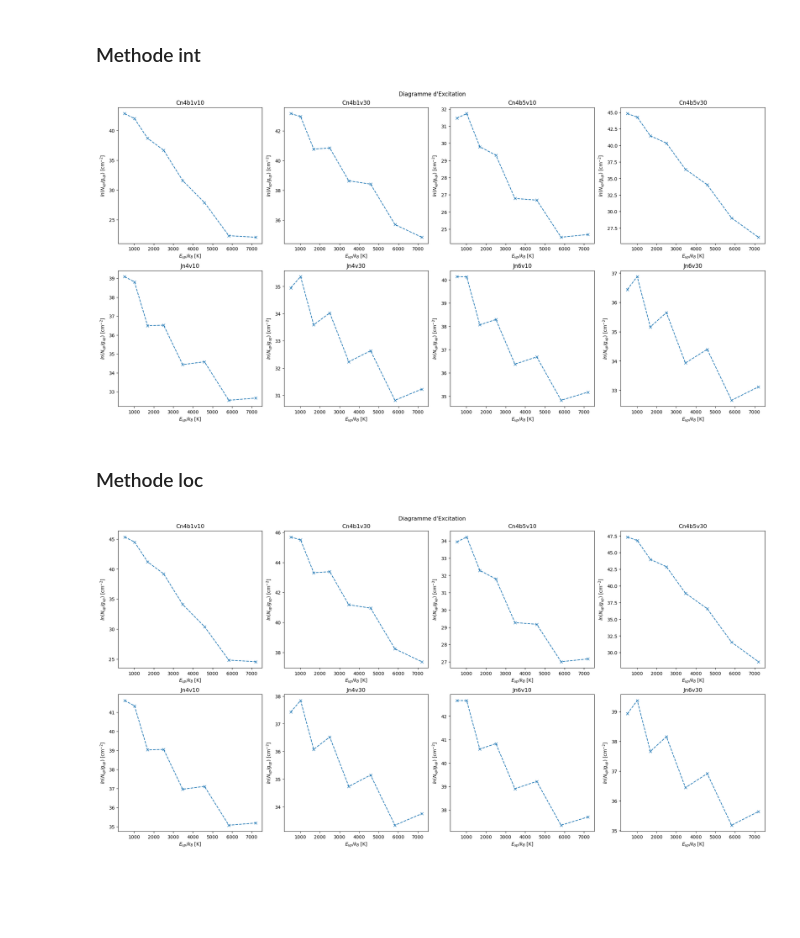
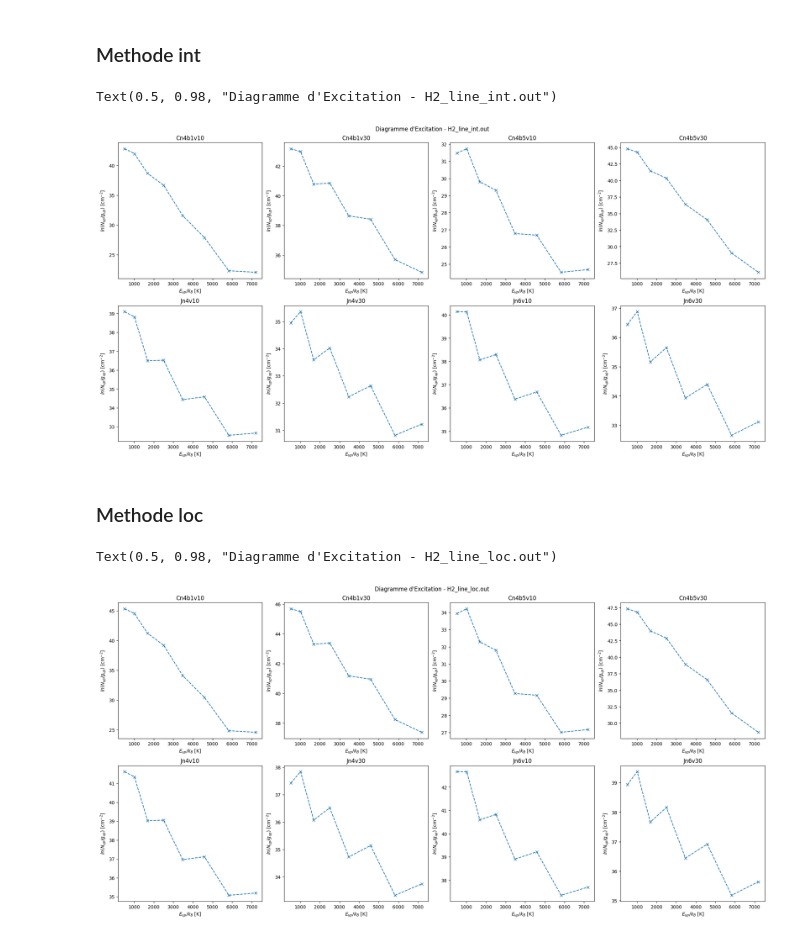
Before and after one commit to georgina-sampson/M04-Shocks, a Jupyter notebook: s065.ipynb, the cells around one changed output. Saved outputs shown, nothing was run; the diff lists cells and outputs as text; code cells hidden in the pictures; blank space fills up the shorter version.

```diff
--- a/s065.ipynb
+++ b/s065.ipynb
@@ -755,12 +777,6 @@ fig, axs = plt.subplots(nrows=2,ncols=4,figsize=(20,10), layout='constrained')
 
 for ax, model in zip(axs[0], Cmodels):
     ax.plot([E_up[r].value for r in range(8)], [Cmodels[model]['ln'][r] for r in range(8)], marker='x', ls='--')
-
-#     ax.plot(np.concatenate((xchaud[-1:],xfroid)), linea(np.concatenate((xchaud[-1:],xfroid)),Cmodels[model]['popt_fr'][0],Cmodels[model]['popt_fr'][1]),
-#             '--', label=f"T={-1/Cmodels[model]['popt_fr'][0]:.2e} K")
-
-#     ax.plot(np.concatenate((xchaud,xfroid[:1])), linea(np.concatenate((xchaud,xfroid[:1])),Cmodels[model]['popt_ch'][0],Cmodels[model]['popt_ch'][1]),
-        #     '-.', label=f"T={-1/Cmodels[model]['popt_ch'][0]:.2e} K")
 
     ax.set_title(model)
     ax.set_xlabel("$E_{up}/k_B$ [K]")
@@ -775,23 +791,24 @@ for ax, model in zip(axs[1], Jmodels):
     ax.set_ylabel("$ln(N_{up}/g_{up})$ [cm$^{-2}$]")
     # ax.legend()
 
-fig.suptitle(f"Diagramme d'Excitation")
+fig.suptitle(f"Diagramme d'Excitation - H2_line_int.out")
 # %% [output]
+Text(0.5, 0.98, "Diagramme d'Excitation - H2_line_int.out")
-[figure, old version]
+[figure, new version]
 # %% [markdown]
 ### Methode loc
 # %%
-# for models in (Cmodels, Jmodels):
-#     for model in models:
-#         models[model]['flux']=dict()
-#         data = models[model]['H2_line_loc']
-#         mask = data['distance'] < models[model]['ceil']
+for models in (Cmodels, Jmodels):
+    for model in models:
+        models[model]['flux']=dict()
+        data = models[model]['H2_line_loc']
+        mask = data['distance'] < models[model]['ceil']
 
-#         for r in emm[1:]:
-#             models[model]['flux'][r]= integrate.simpson(data[mask][r], x=data[mask]['distance']) * u.erg/u.s/(u.cm)**2
+        for r in emm[1:]:
+            models[model]['flux'][r]= integrate.simpson(data[mask][r], x=data[mask]['distance']) * u.erg/u.s/(u.cm)**2
 
-#     N_modele(models)
-#     ln_modele(models)
+    N_modele(models)
+    ln_modele(models)
 # %%
 # xchaud=np.array([E_up[r].value for r in range(4)])
 # xfroid=np.array([E_up[r].value for r in range(4,8)])
@@ -810,30 +827,31 @@ fig.suptitle(f"Diagramme d'Excitation")
 # ajuste(Cmodels)
 # ajuste(Jmodels)
 # %%
-# fig, axs = plt.subplots(nrows=2,ncols=4,figsize=(20,10), layout='constrained')
+fig, axs = plt.subplots(nrows=2,ncols=4,figsize=(20,10), layout='constrained')
 
-# for ax, model in zip(axs[0], Cmodels):
-#     ax.plot([E_up[r].value for r in range(8)], [Cmodels[model]['ln'][r] for r in range(8)], marker='x', ls='--')
+for ax, model in zip(axs[0], Cmodels):
+    ax.plot([E_up[r].value for r in range(8)], [Cmodels[model]['ln'][r] for r in range(8)], marker='x', ls='--')
 
-# #     ax.plot(np.concatenate((xchaud[-1:],xfroid)), linea(np.concatenate((xchaud[-1:],xfroid)),Cmodels[model]['popt_fr'][0],Cmodels[model]['popt_fr'][1]),
-# #             '--', label=f"T={-1/Cmodels[model]['popt_fr'][0]:.2e} K")
+#     ax.plot(np.concatenate((xchaud[-1:],xfroid)), linea(np.concatenate((xchaud[-1:],xfroid)),Cmodels[model]['popt_fr'][0],Cmodels[model]['popt_fr'][1]),
+#             '--', label=f"T={-1/Cmodels[model]['popt_fr'][0]:.2e} K")
 
-# #     ax.plot(np.concatenate((xchaud,xfroid[:1])), linea(np.concatenate((xchaud,xfroid[:1])),Cmodels[model]['popt_ch'][0],Cmodels[model]['popt_ch'][1]),
-#         #     '-.', label=f"T={-1/Cmodels[model]['popt_ch'][0]:.2e} K")
+#     ax.plot(np.concatenate((xchaud,xfroid[:1])), linea(np.concatenate((xchaud,xfroid[:1])),Cmodels[model]['popt_ch'][0],Cmodels[model]['popt_ch'][1]),
+        #     '-.', label=f"T={-1/Cmodels[model]['popt_ch'][0]:.2e} K")
 
-#     ax.set_title(model)
-#     ax.set_xlabel("$E_{up}/k_B$ [K]")
-#     ax.set_ylabel("$ln(N_{up}/g_{up})$ [cm$^{-2}$]")
-#     # ax.legend()
+    ax.set_title(model)
+    ax.set_xlabel("$E_{up}/k_B$ [K]")
+    ax.set_ylabel("$ln(N_{up}/g_{up})$ [cm$^{-2}$]")
+    # ax.legend()
 
-# for ax, model in zip(axs[1], Jmodels):
-#     ax.plot([E_up[r].value for r in range(8)], [Jmodels[model]['ln'][r] for r in range(8)], marker='x', ls='--')
+for ax, model in zip(axs[1], Jmodels):
+    ax.plot([E_up[r].value for r in range(8)], [Jmodels[model]['ln'][r] for r in range(8)], marker='x', ls='--')
 
-#     ax.set_title(model)
-#     ax.set_xlabel("$E_{up}/k_B$ [K]")
-#     ax.set_ylabel("$ln(N_{up}/g_{up})$ [cm$^{-2}$]")
-#     # ax.legend()
+    ax.set_title(model)
+    ax.set_xlabel("$E_{up}/k_B$ [K]")
+    ax.set_ylabel("$ln(N_{up}/g_{up})$ [cm$^{-2}$]")
+    # ax.legend()
 
-# fig.suptitle(f"Diagramme d'Excitation")
+fig.suptitle(f"Diagramme d'Excitation - H2_line_loc.out")
 # %% [output]
+Text(0.5, 0.98, "Diagramme d'Excitation - H2_line_loc.out")
-[figure, old version]
+[figure, new version]
```
Also changed, not shown: parts of 5 cells of this notebook, 1 other file.
